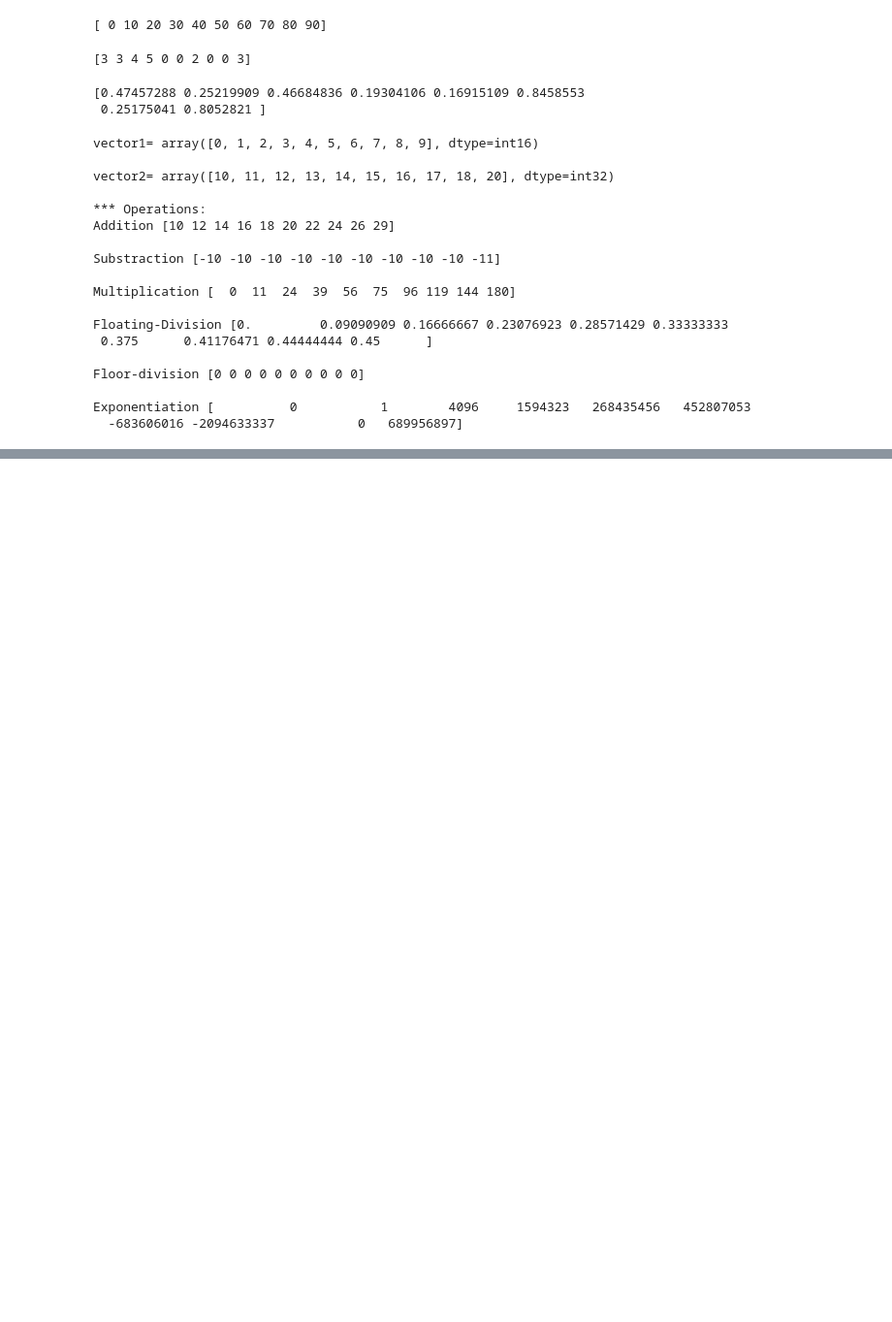
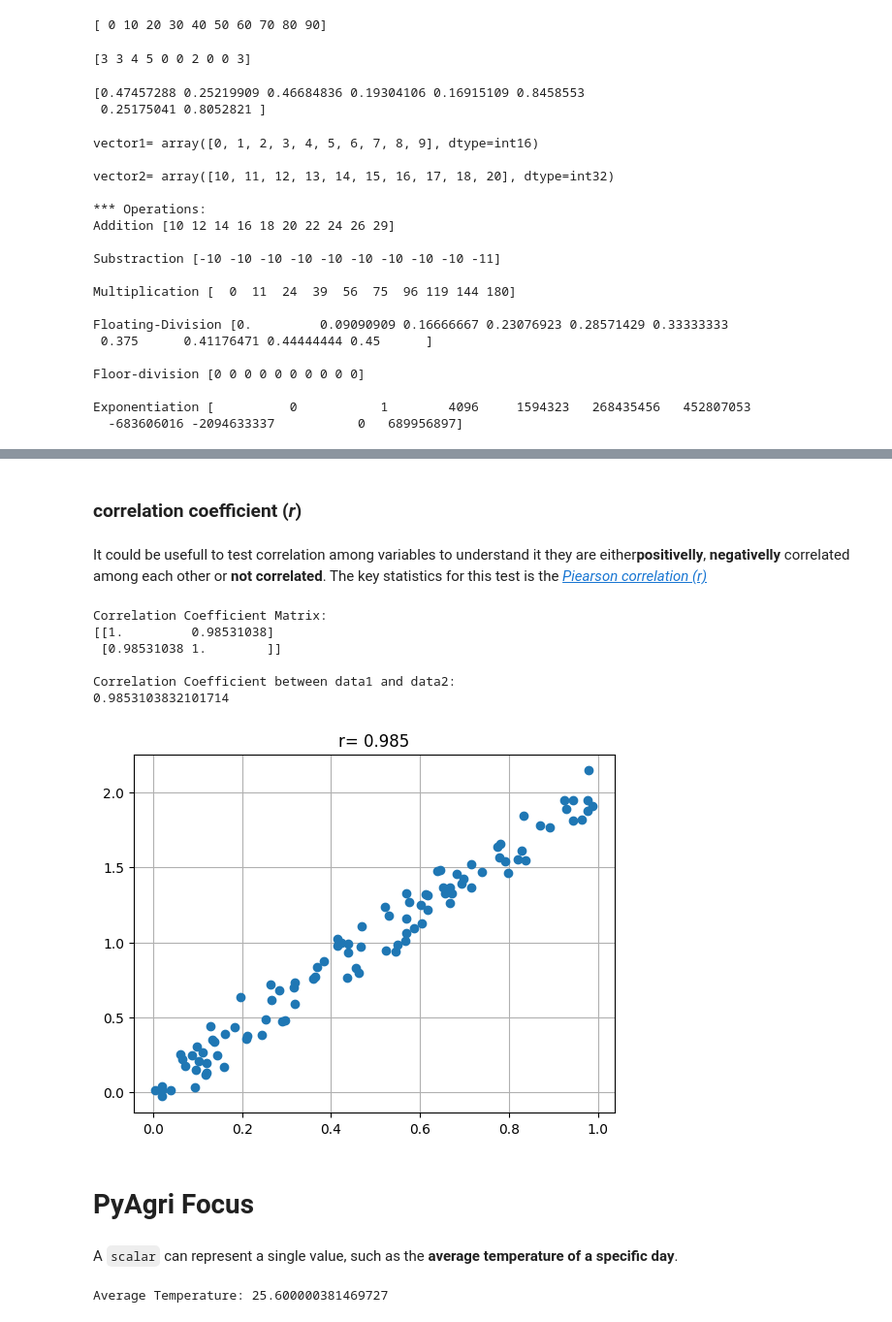
Before and after one commit to ECOPOM/AgTech_Students_PythonCourse, a Jupyter notebook: notebooks/3_numpy.ipynb, the cells around one changed output, grey strips where cells are left out. Shown at 97% size. Drawn from its saved outputs; the diff is of its cells as text; code cells hidden in the pictures; blank space fills up the shorter version.

```diff
--- a/notebooks/3_numpy.ipynb
+++ b/notebooks/3_numpy.ipynb
@@ -391,0 +870,46 @@ Exponentiation [          0           1        4096     1594323   268435456   45
+# %% [markdown]
+### correlation coefficient (*r*)
+# %% [markdown]
+It could be usefull to test correlation among variables to understand it they are either**positivelly**, **negativelly** correlated among each other or **not correlated**. The key statistics for this test is the [*Piearson correlation (r)*](https://en.wikipedia.org/wiki/Pearson_correlation_coefficient)
+# %%
+# Generate two sets of random data
+np.random.seed(0)  # use seed for reproducibility
+data1 = np.random.rand(100)
+data2 = 2 * data1 + np.random.normal(0, 0.1, 100)  # Strongly correlated with some noise
+
+# Compute the correlation coefficient matrix
+corr_matrix = np.corrcoef(data1, data2)
+
+# Print the correlation coefficient matrix
+print("Correlation Coefficient Matrix:")
+print(corr_matrix)
+
+# Extract the correlation coefficient between data1 and data2
+corr_coefficient = corr_matrix[0, 1]
+print("\nCorrelation Coefficient between data1 and data2:")
+print(corr_coefficient)
+
+
+plt.plot(data1, data2, 'o')
+plt.title(f'r={corr_coefficient: .3f}')
+plt.grid()
+plt.show()
+# %% [output]
+Correlation Coefficient Matrix:
+[[1.         0.98531038]
+ [0.98531038 1.        ]]
+
+Correlation Coefficient between data1 and data2:
+0.9853103832101714
+[figure, added]
+# %% [markdown]
+# PyAgri Focus
+# %% [markdown]
+A `scalar` can represent a single value, such as the **average temperature of a specific day**.
+# %%
+# Scalar: Average temperature of the day
+average_temperature = np.float32(25.6)
+
+print(f"Average Temperature: {average_temperature}")
+# %% [output]
+Average Temperature: 25.600000381469727
```
Also changed, not shown: parts of 46 cells of this notebook, 13 other files.
